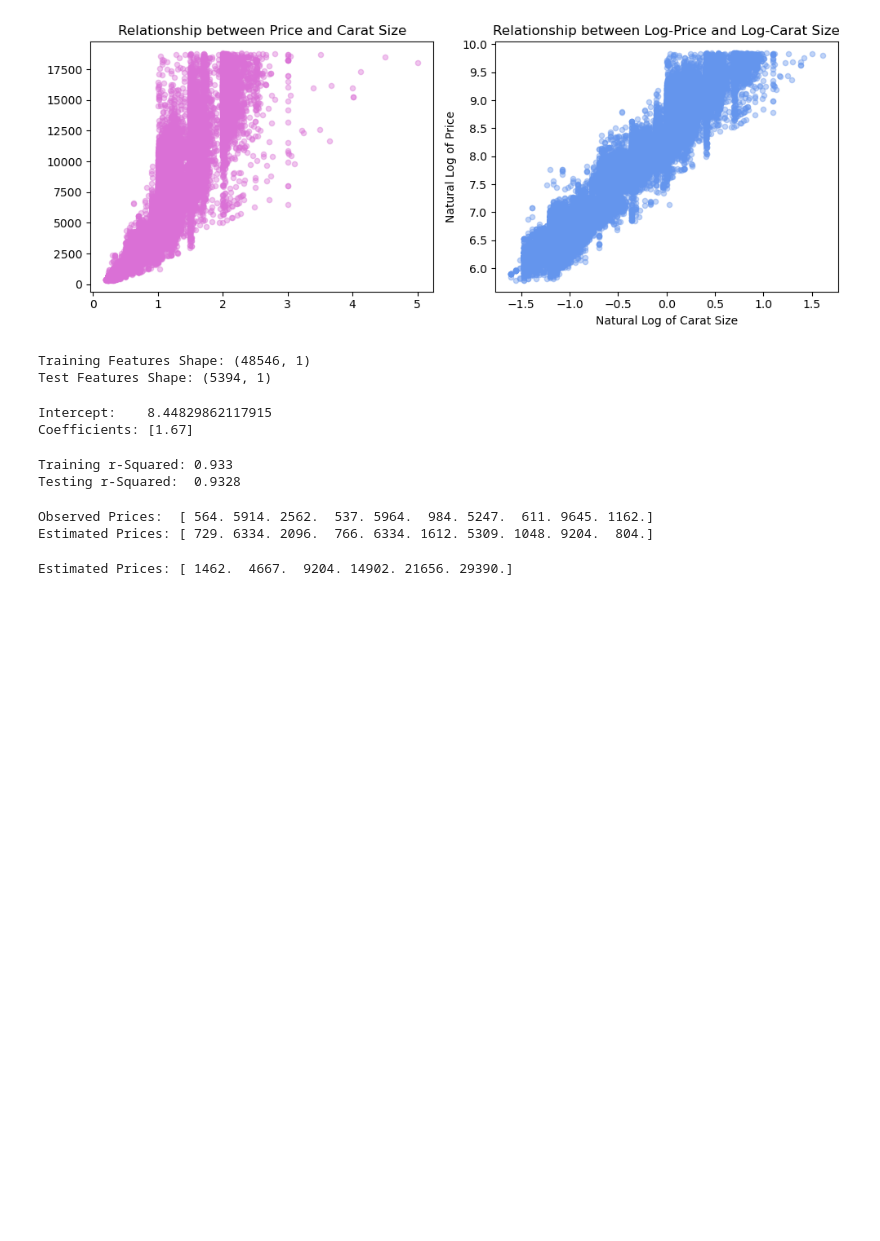
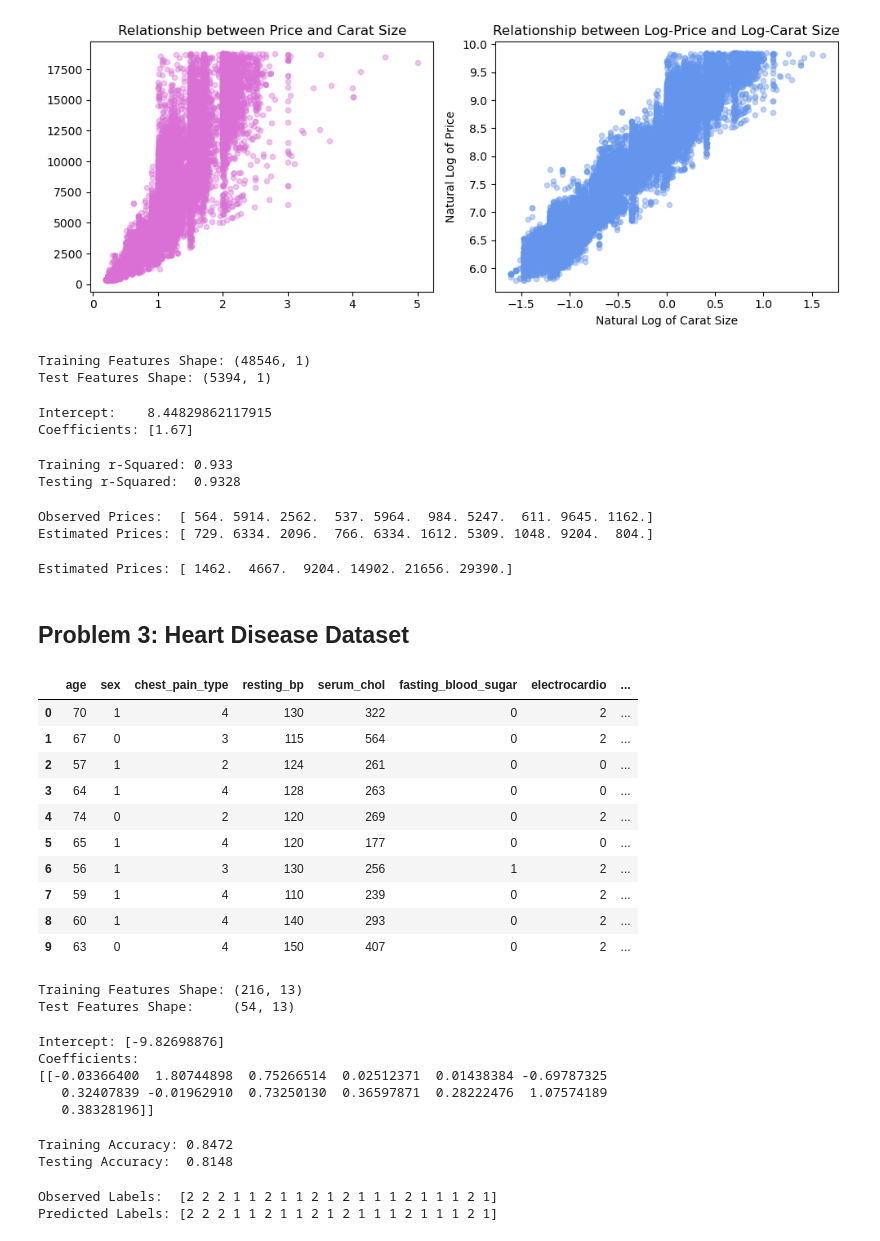
Before and after one commit to slylockfox/Maryville-DSCI-503-2, a Jupyter notebook: HW_07_Snyder.ipynb, the cells around one changed output. Saved outputs shown, nothing was run; the diff lists cells and outputs as text; code cells hidden in the pictures; blank space fills up the shorter version.

```diff
--- a/HW_07_Snyder.ipynb
+++ b/HW_07_Snyder.ipynb
@@ -204,3 +211,74 @@ new_pred_2 = dia_mod.predict(diamonds_new)
 print (f'Estimated Prices: {np.round(np.exp(pred_new))}') # convert ln(price) to price with exp
 # %% [output]
 Estimated Prices: [ 1462.  4667.  9204. 14902. 21656. 29390.]
+# %% [markdown]
+## Problem 3: Heart Disease Dataset
+# %%
+# Load the data stored in the tab-delimited file heart_disease.txt into a DataFrame named hd.
+hd = pd.read_table('heart_disease.txt')
+
+# Use head() to display the first 10 rows of this DataFrame.
+hd.head(10)
+# %% [output]
+|  | age | sex | chest_pain_type | resting_bp | serum_chol | fasting_blood_sugar | electrocardio | ... |
+| 0 | 70 | 1 | 4 | 130 | 322 | 0 | 2 | ... |
+| 1 | 67 | 0 | 3 | 115 | 564 | 0 | 2 | ... |
+| 2 | 57 | 1 | 2 | 124 | 261 | 0 | 0 | ... |
+| 3 | 64 | 1 | 4 | 128 | 263 | 0 | 0 | ... |
+| 4 | 74 | 0 | 2 | 120 | 269 | 0 | 2 | ... |
+| 5 | 65 | 1 | 4 | 120 | 177 | 0 | 0 | ... |
+| 6 | 56 | 1 | 3 | 130 | 256 | 1 | 2 | ... |
+| 7 | 59 | 1 | 4 | 110 | 239 | 0 | 2 | ... |
+| 8 | 60 | 1 | 4 | 140 | 293 | 0 | 2 | ... |
+| 9 | 63 | 0 | 4 | 150 | 407 | 0 | 2 | ... |
+# %%
+# Create a 2D feature array named X3 containing the relevant features, as well as a 1D label array named y3 containing the labels.
+X3 = hd.iloc[:, :-1].values
+y3 = hd.iloc[:, -1].values
+
+# Use train_test_split() to split the data into training and testing sets using an 80/20 split. Name the
+# resulting arrays X_train_3, X_test_3, y_train_3, and y_test_3. Set random state=1. Use stratified sampling.
+X_train_3, X_test_3, y_train_3, y_test_3 = train_test_split(X3, y3, test_size = 0.2, random_state=1, stratify=y3)
+
+# Print the shapes of X_train_3 and X_test_3. Include text labeling the two results as shown below.
+print (f'Training Features Shape: {X_train_3.shape}')
+print (f'Test Features Shape:     {X_test_3.shape}')
+# %% [output]
+Training Features Shape: (216, 13)
+Test Features Shape:     (54, 13)
+# %%
+# Create a logistic regression model named hd_mod with solver='lbfgs' and penalty='none'. Then fit the model to the training data.
+# If you get a warning message stating that the model failed to converge, then increase the max_iter parameter until it does converge.
+hd_mod = LogisticRegression(solver='lbfgs', penalty=None, max_iter=5000) # default max_iter = 100
+hd_mod.fit(X_train_3, y_train_3)
+
+# Display the intercepts and coefficients for the final model with text labels as shown below. Note that the coefficients
+# array will not fit on a single line, so please display it BENEATH the line containing the "Coefficients:" label.
+print (f'Intercept: {hd_mod.intercept_}')
+print ('Coefficients:')
+print (hd_mod.coef_)
+# %% [output]
+Intercept: [-9.82698876]
+Coefficients:
+[[-0.03366400  1.80744898  0.75266514  0.02512371  0.01438384 -0.69787325
+   0.32407839 -0.01962910  0.73250130  0.36597871  0.28222476  1.07574189
+   0.38328196]]
+# %%
+# Calculate and print the training and testing accuracy scores for your model, rounded to four decimal places.
+train_acc = hd_mod.score(X_train_3, y_train_3)
+test_acc = hd_mod.score(X_test_3, y_test_3)
+print(f'Training Accuracy: {round(train_acc,4)}')
+print(f'Testing Accuracy:  {round(test_acc,4)}')
+# %% [output]
+Training Accuracy: 0.8472
+Testing Accuracy:  0.8148
+# %%
+# Use your model to generate label predictions for observations in the test set. Store the results in a variable named test_pred_3.
+test_pred_3 = hd_mod.predict(X_test_3)
+
+# Print the first 20 observed labels for the test set, and then the first 20 predicted labels.
+print (f'Observed Labels:  {y_test_3[0:20]}')
+print (f'Predicted Labels: {test_pred_3[0:20]}')
+# %% [output]
+Observed Labels:  [2 2 2 1 1 2 1 1 2 1 2 1 1 1 2 1 1 1 2 1]
+Predicted Labels: [2 2 2 1 1 2 1 1 2 1 2 1 1 1 2 1 1 1 2 1]
```
Also changed, not shown: parts of 13 cells of this notebook.
